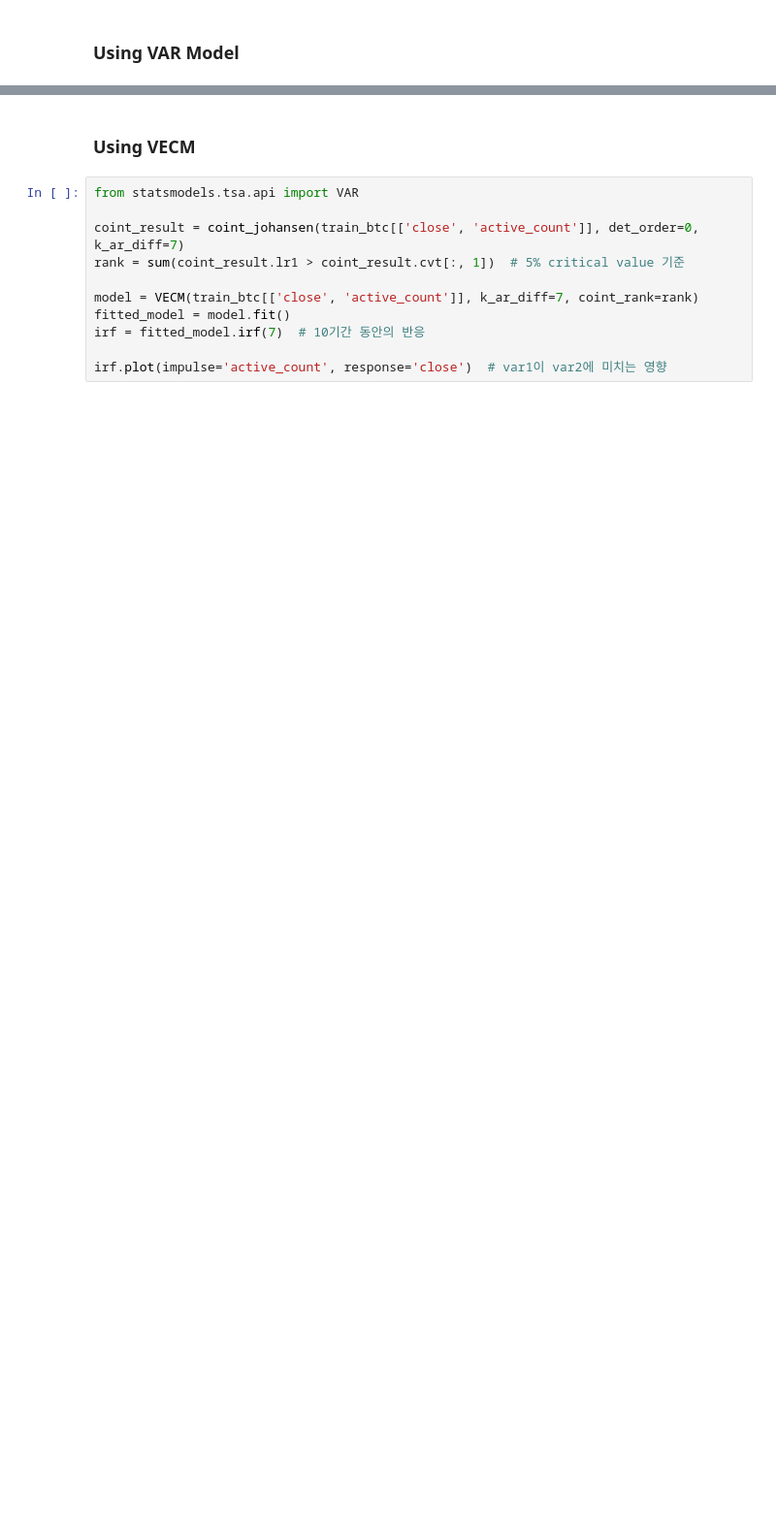
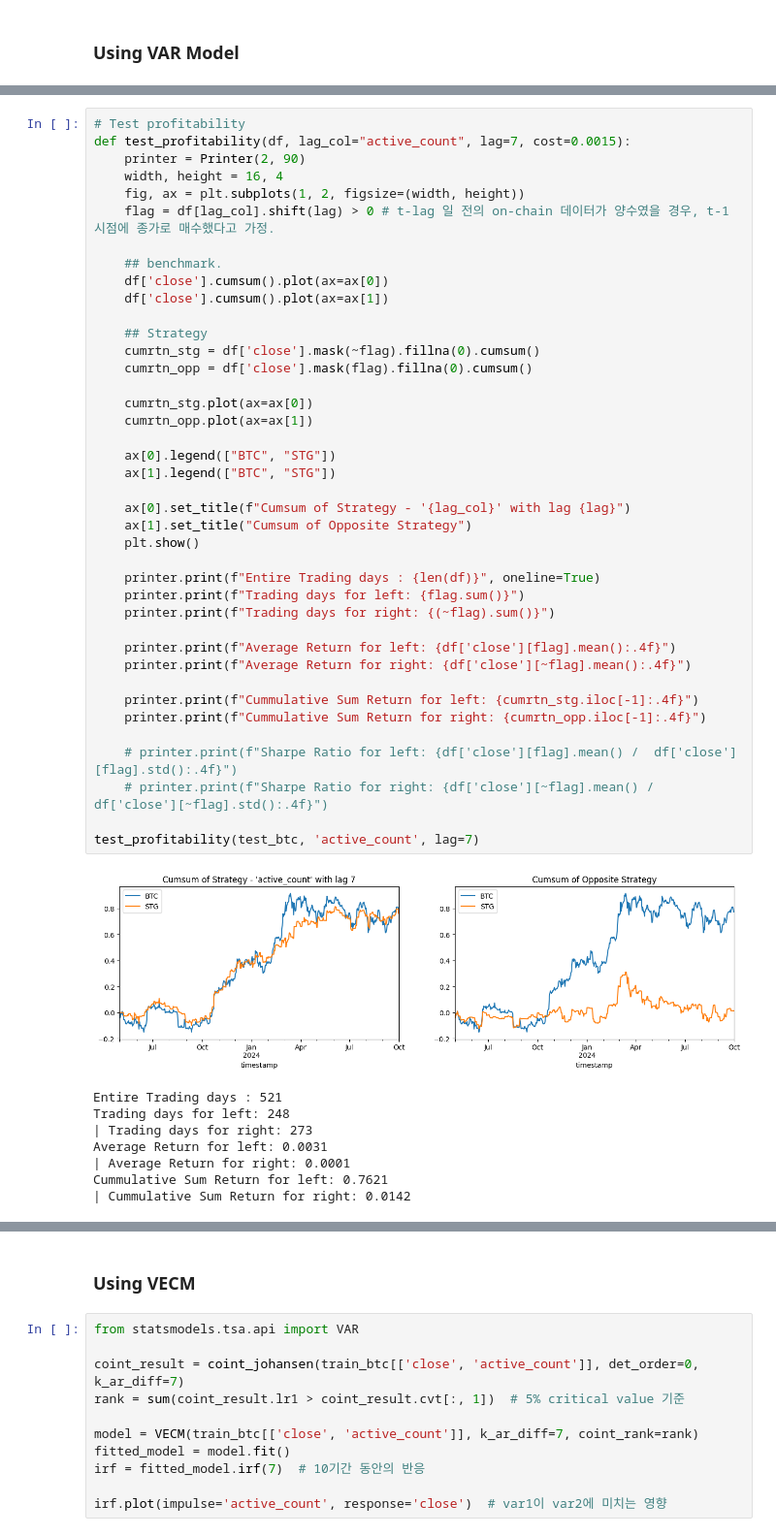
Before and after one commit to fba-capstone-leadlag/crypto, a Jupyter notebook: glassnode.ipynb, the cells around one changed output, grey strips where cells are left out. Shown at 97% size. Saved outputs shown, nothing was run; the diff lists cells and outputs as text; blank space fills up the shorter version.

```diff
--- a/glassnode.ipynb
+++ b/glassnode.ipynb
@@ -1530,3 +273,49 @@ var_eth
+# %%
+# Test profitability
+def test_profitability(df, lag_col="active_count", lag=7, cost=0.0015):
+    printer = Printer(2, 90)
+    width, height = 16, 4
+    fig, ax = plt.subplots(1, 2, figsize=(width, height))
+    flag = df[lag_col].shift(lag) > 0 # t-lag 일 전의 on-chain 데이터가 양수였을 경우, t-1 시점에 종가로 매수했다고 가정.
+
+    ## benchmark.
+    df['close'].cumsum().plot(ax=ax[0])
+    df['close'].cumsum().plot(ax=ax[1])
+
+    ## Strategy
+    cumrtn_stg = df['close'].mask(~flag).fillna(0).cumsum()
+    cumrtn_opp = df['close'].mask(flag).fillna(0).cumsum()
+
+    cumrtn_stg.plot(ax=ax[0])
+    cumrtn_opp.plot(ax=ax[1])
+
+    ax[0].legend(["BTC", "STG"])
+    ax[1].legend(["BTC", "STG"])
+
+    ax[0].set_title(f"Cumsum of Strategy - '{lag_col}' with lag {lag}")
+    ax[1].set_title("Cumsum of Opposite Strategy")
+    plt.show()
+
+    printer.print(f"Entire Trading days : {len(df)}", oneline=True)
+    printer.print(f"Trading days for left: {flag.sum()}")
+    printer.print(f"Trading days for right: {(~flag).sum()}")
+
+    printer.print(f"Average Return for left: {df['close'][flag].mean():.4f}")
+    printer.print(f"Average Return for right: {df['close'][~flag].mean():.4f}")
+
+    printer.print(f"Cummulative Sum Return for left: {cumrtn_stg.iloc[-1]:.4f}")
+    printer.print(f"Cummulative Sum Return for right: {cumrtn_opp.iloc[-1]:.4f}")
+
+    # printer.print(f"Sharpe Ratio for left: {df['close'][flag].mean() /  df['close'][flag].std():.4f}")
+    # printer.print(f"Sharpe Ratio for right: {df['close'][~flag].mean() /  df['close'][~flag].std():.4f}")
+
+test_profitability(test_btc, 'active_count', lag=7)
+# %% [output]
+[figure, added]
+Entire Trading days : 521
+Trading days for left: 248                                                                | Trading days for right: 273
+Average Return for left: 0.0031                                                           | Average Return for right: 0.0001
+Cummulative Sum Return for left: 0.7621                                                   | Cummulative Sum Return for right: 0.0142
 # %%
 test_profitability(test_btc, "sending_count")
 # %% [output]
```
Also changed, not shown: parts of 31 cells of this notebook, 15 other files.
